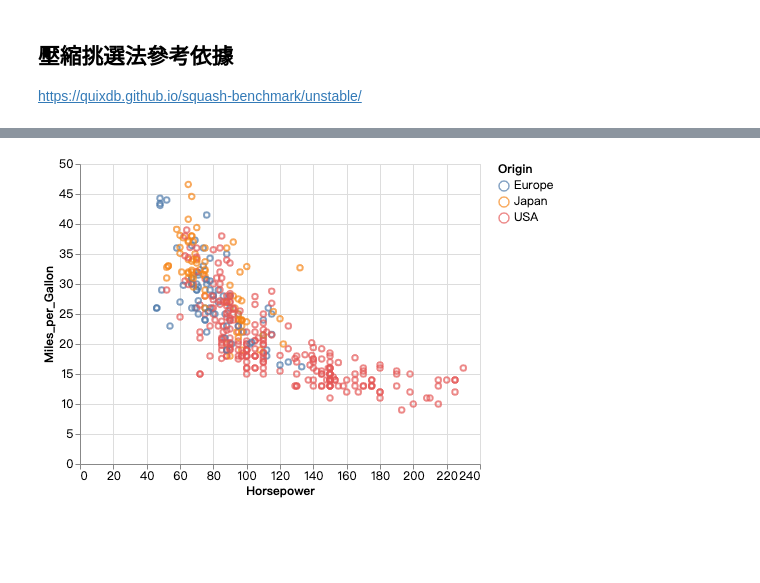
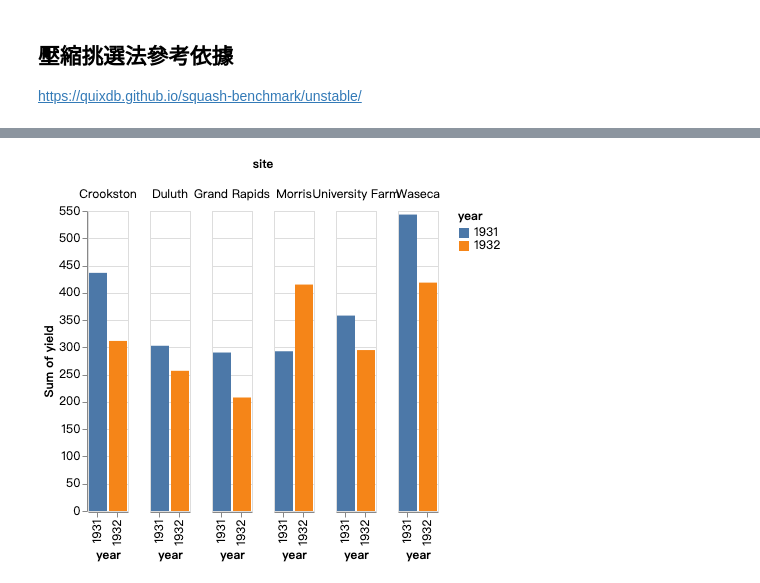
Before and after one commit to Hsinken/jupyter_compress_txt_test, a Jupyter notebook: 短文字壓縮測試.ipynb, the cells around one changed output, grey strips where cells are left out. Cells and saved outputs as stored; diff of their text form; code cells hidden in the pictures; blank space fills up the shorter version.

```diff
--- a/短文字壓縮測試.ipynb
+++ b/短文字壓縮測試.ipynb
@@ -312,11 +310,12 @@ import altair as alt
 
 # load a simple dataset as a pandas DataFrame
 from vega_datasets import data
-cars = data.cars()
+source = data.barley()
 
-alt.Chart(cars).mark_point().encode(
-    x='Horsepower',
-    y='Miles_per_Gallon',
-    color='Origin',
+alt.Chart(source).mark_bar().encode(
+    x='year:O',
+    y='sum(yield):Q',
+    color='year:N',
+    column='site:N'
 )
 # %% [output]
@@ -342 +342 @@ Successfully installed vega-datasets-0.7.0
-[figure, old version]
+[figure, new version]
```
Also changed, not shown: parts of 4 cells of this notebook.
